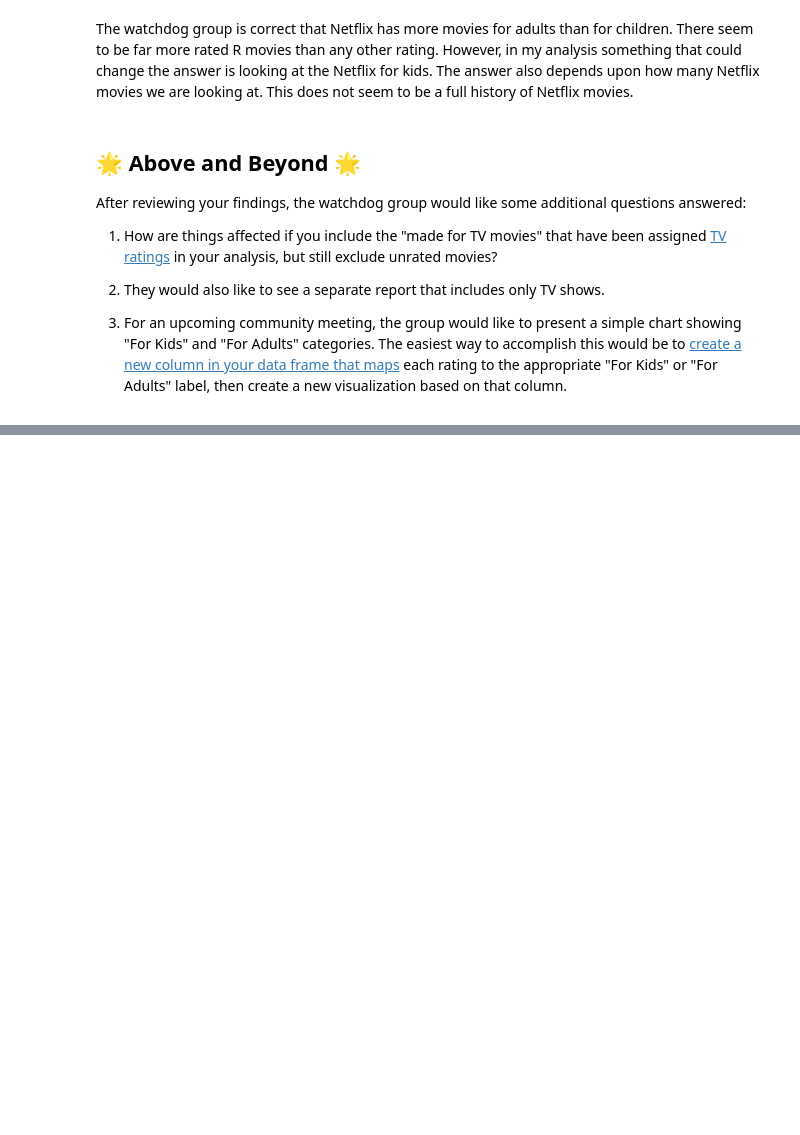
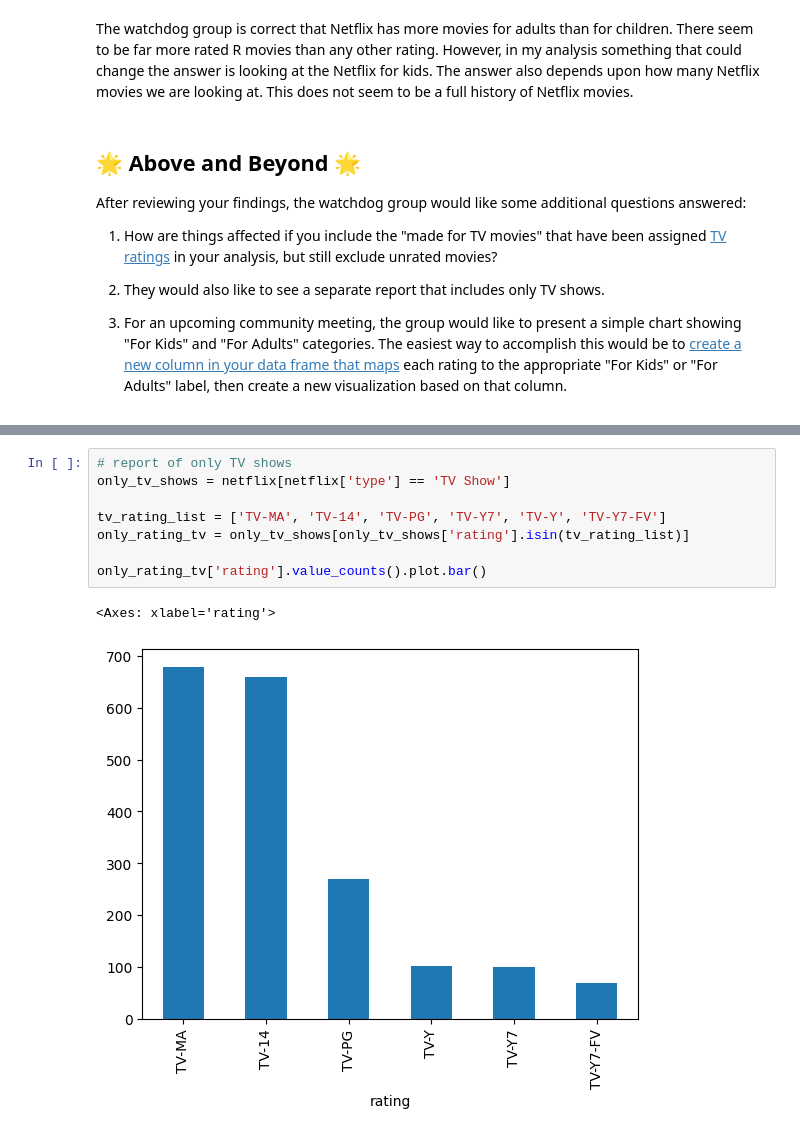
Before and after one commit to amitaifinny/amitaifinny.github.io, a Jupyter notebook: notebooks/Exploration_01.ipynb, the cells around one changed output, grey strips where cells are left out. Saved outputs shown, nothing was run; the diff lists cells and outputs as text; blank space fills up the shorter version.

```diff
--- a/notebooks/Exploration_01.ipynb
+++ b/notebooks/Exploration_01.ipynb
@@ -297,0 +307,11 @@ chart showing "For Kids" and "For Adults" categories. The easiest way to accompl
+# %%
+# report of only TV shows
+only_tv_shows = netflix[netflix['type'] == 'TV Show']
+
+tv_rating_list = ['TV-MA', 'TV-14', 'TV-PG', 'TV-Y7', 'TV-Y', 'TV-Y7-FV']
+only_rating_tv = only_tv_shows[only_tv_shows['rating'].isin(tv_rating_list)]
+
+only_rating_tv['rating'].value_counts().plot.bar()
+# %% [output]
+<Axes: xlabel='rating'>
+[figure, added]
```
Also changed, not shown: parts of 1 cell of this notebook.
